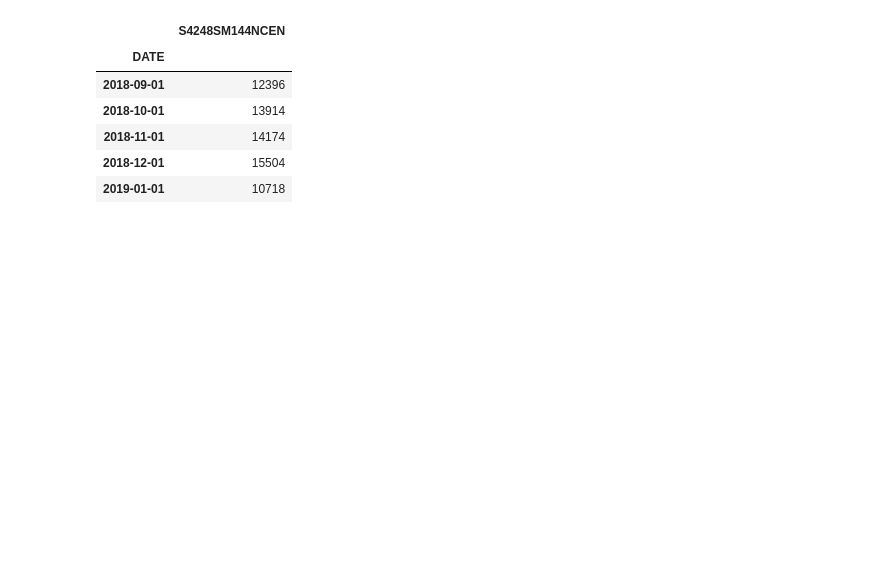
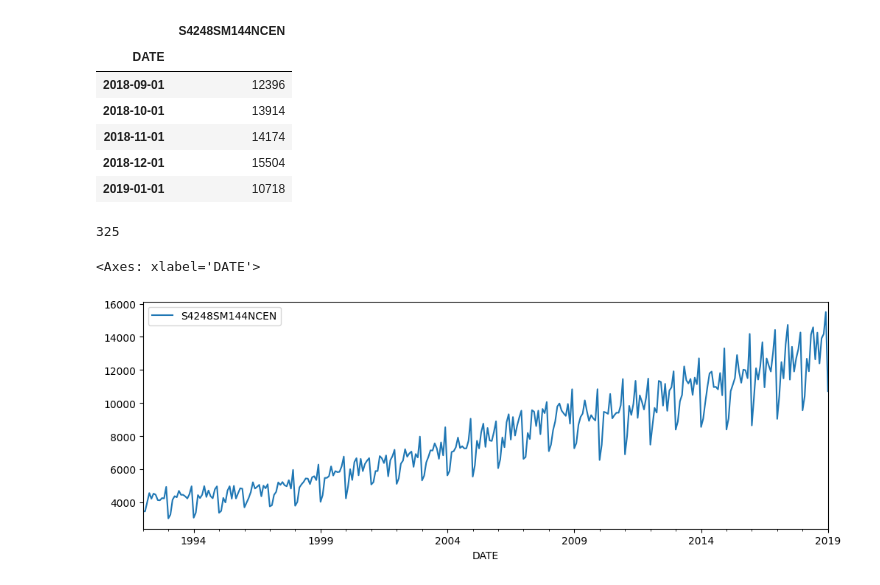
Before and after one commit to jonhealy1/ai-engineering, a Jupyter notebook: pytorch-for-deep-learning/84-rnn_time_series.ipynb, the cells around one changed output. Drawn from its saved outputs; the diff is of its cells as text; code cells hidden in the pictures; blank space fills up the shorter version.

Commit message:
plot initial data

```diff
--- a/pytorch-for-deep-learning/84-rnn_time_series.ipynb
+++ b/pytorch-for-deep-learning/84-rnn_time_series.ipynb
@@ -21,3 +21,12 @@ df.tail()
 | 2018-11-01 | 14174 |
 | 2018-12-01 | 15504 |
 | 2019-01-01 | 10718 |
+# %%
+len(df)
+# %% [output]
+325
+# %%
+df.plot(figsize=(12,4))
+# %% [output]
+<Axes: xlabel='DATE'>
+[figure, added]
```
